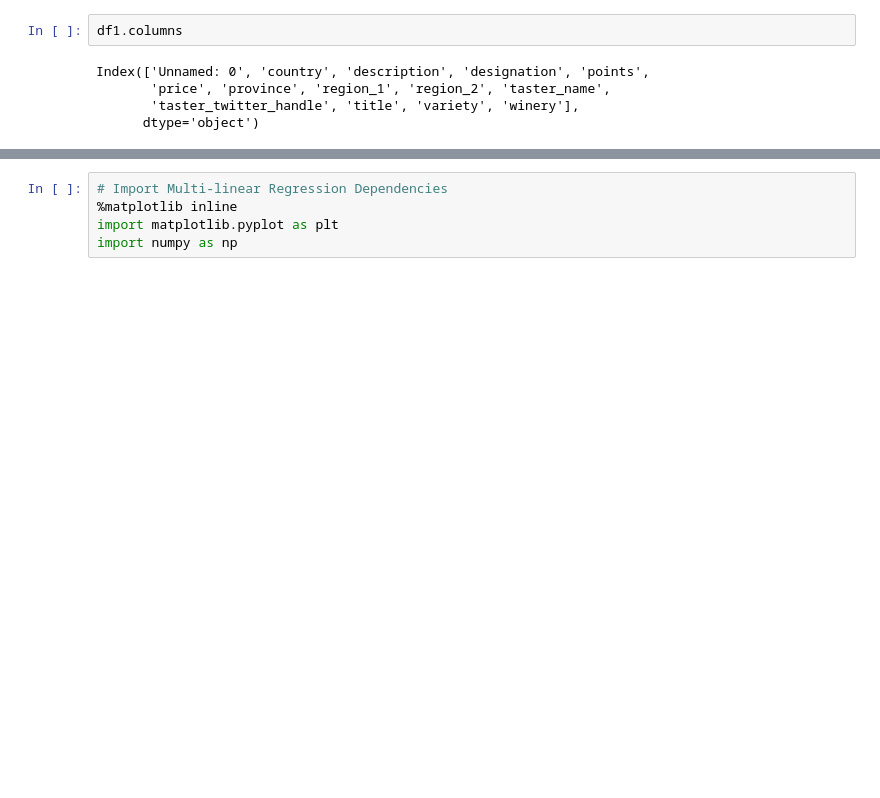
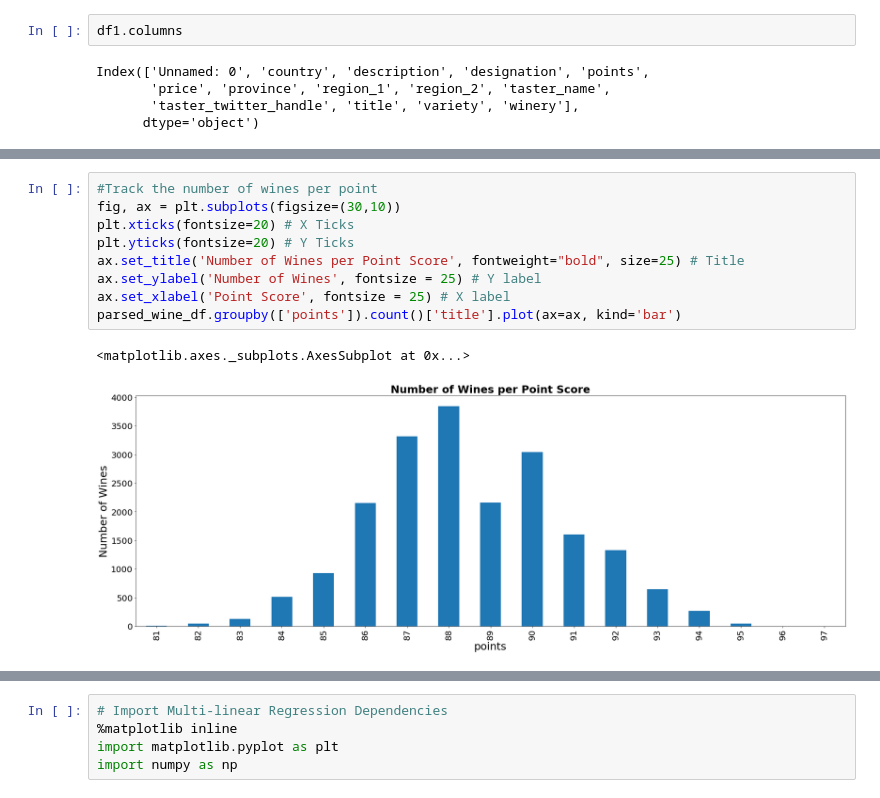
Before and after one commit to Dan-Bruen/WIne-Predictions, a Jupyter notebook: wine machine learning.ipynb, the cells around one changed output, grey strips where cells are left out. Cells and saved outputs as stored; diff of their text form; blank space fills up the shorter version.

Commit message:
Parsed the data and tried to bin it

```diff
--- a/wine machine learning.ipynb
+++ b/wine machine learning.ipynb
@@ -34,0 +84,12 @@ wine_df.head()
+# %%
+#Track the number of wines per point
+fig, ax = plt.subplots(figsize=(30,10))
+plt.xticks(fontsize=20) # X Ticks
+plt.yticks(fontsize=20) # Y Ticks
+ax.set_title('Number of Wines per Point Score', fontweight="bold", size=25) # Title
+ax.set_ylabel('Number of Wines', fontsize = 25) # Y label
+ax.set_xlabel('Point Score', fontsize = 25) # X label
+parsed_wine_df.groupby(['points']).count()['title'].plot(ax=ax, kind='bar')
+# %% [output]
+<matplotlib.axes._subplots.AxesSubplot at 0x...>
+[figure, added]
```
Also changed, not shown: parts of 11 cells of this notebook.
